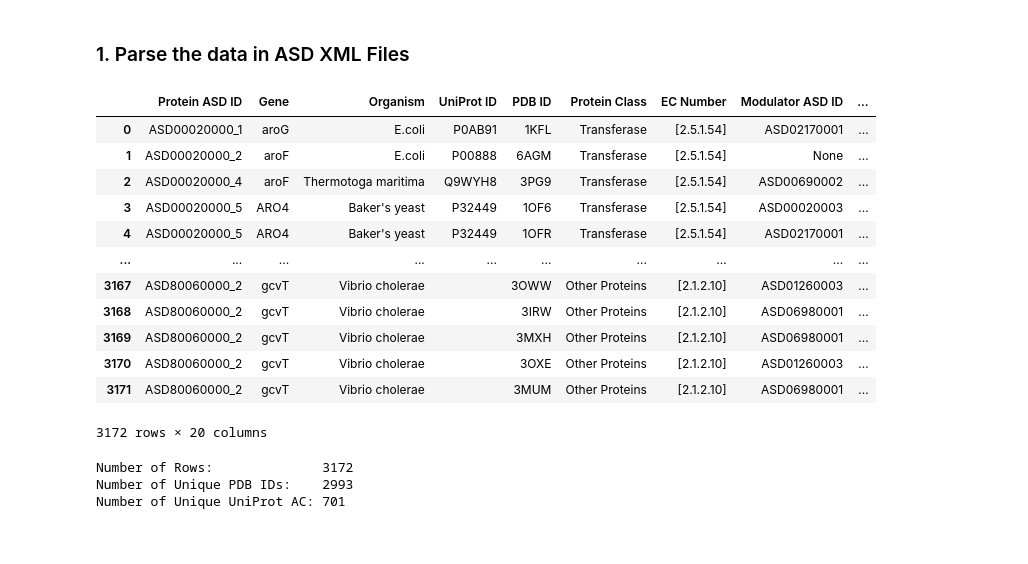
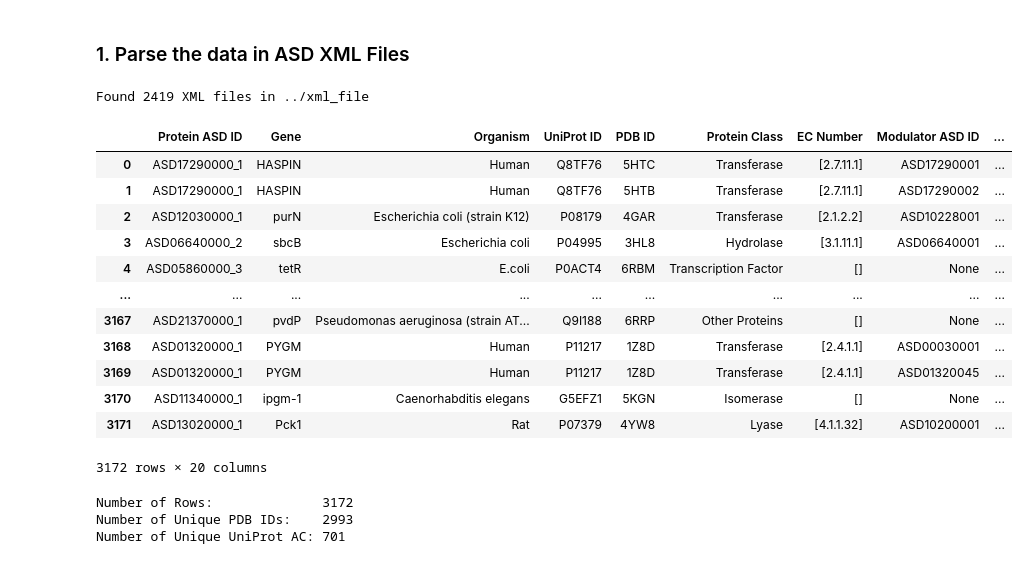
Before and after one commit to littlelittlemonster/allobench, a Jupyter notebook: AlloBench.ipynb, the cells around one changed output. Cells and saved outputs as stored; diff of their text form; code cells hidden in the pictures.

```diff
--- a/AlloBench.ipynb
+++ b/AlloBench.ipynb
@@ -17,8 +17,8 @@ ASD provides the allosteric site information in a tab delimited file (ASD_Releas
 
 Download the ASD_Release_202306_XF.tar.gz from https://mdl.shsmu.edu.cn/ASD/module/download/download.jsp?tabIndex=1 and place it in the directory of this notebook.
 # %%
-# Input file
-asd_xml_archive = 'ASD_Release_202306_XF.tar.gz'  # Change the archive name and path as required
+# Input directory (XML files are already extracted)
+asd_xml_directory = '../xml_file'  # Path to the directory containing XML files
 
 # Output filenames
 output_filename = 'AlloBench.csv'           # Final output file
@@ -26,22 +26,23 @@ output_filename = 'AlloBench.csv'           # Final output file
 
 ### 1. Parse the data in ASD XML Files
 # %%
-df_asd = parse_asd_xml.asd_to_df(asd_xml_archive)
+df_asd = parse_asd_xml.asd_to_df(asd_xml_directory)
 df_asd
 # %% [output]
+Found 2419 XML files in ../xml_file
 |  | Protein ASD ID | Gene | Organism | UniProt ID | PDB ID | Protein Class | EC Number | Modulator ASD ID | ... |
-| 0 | ASD00020000_1 | aroG | E.coli | P0AB91 | 1KFL | Transferase | [2.5.1.54] | ASD02170001 | ... |
-| 1 | ASD00020000_2 | aroF | E.coli | P00888 | 6AGM | Transferase | [2.5.1.54] | None | ... |
-| 2 | ASD00020000_4 | aroF | Thermotoga maritima | Q9WYH8 | 3PG9 | Transferase | [2.5.1.54] | ASD00690002 | ... |
-| 3 | ASD00020000_5 | ARO4 | Baker's yeast | P32449 | 1OF6 | Transferase | [2.5.1.54] | ASD00020003 | ... |
-| 4 | ASD00020000_5 | ARO4 | Baker's yeast | P32449 | 1OFR | Transferase | [2.5.1.54] | ASD02170001 | ... |
+| 0 | ASD17290000_1 | HASPIN | Human | Q8TF76 | 5HTC | Transferase | [2.7.11.1] | ASD17290001 | ... |
+| 1 | ASD17290000_1 | HASPIN | Human | Q8TF76 | 5HTB | Transferase | [2.7.11.1] | ASD17290002 | ... |
+| 2 | ASD12030000_1 | purN | Escherichia coli (strain K12) | P08179 | 4GAR | Transferase | [2.1.2.2] | ASD10228001 | ... |
+| 3 | ASD06640000_2 | sbcB | Escherichia coli | P04995 | 3HL8 | Hydrolase | [3.1.11.1] | ASD06640001 | ... |
+| 4 | ASD05860000_3 | tetR | E.coli | P0ACT4 | 6RBM | Transcription Factor | [] | None | ... |
 | ... | ... | ... | ... | ... | ... | ... | ... | ... | ... |
-| 3167 | ASD80060000_2 | gcvT | Vibrio cholerae |  | 3OWW | Other Proteins | [2.1.2.10] | ASD01260003 | ... |
-| 3168 | ASD80060000_2 | gcvT | Vibrio cholerae |  | 3IRW | Other Proteins | [2.1.2.10] | ASD06980001 | ... |
-| 3169 | ASD80060000_2 | gcvT | Vibrio cholerae |  | 3MXH | Other Proteins | [2.1.2.10] | ASD06980001 | ... |
-| 3170 | ASD80060000_2 | gcvT | Vibrio cholerae |  | 3OXE | Other Proteins | [2.1.2.10] | ASD01260003 | ... |
-| 3171 | ASD80060000_2 | gcvT | Vibrio cholerae |  | 3MUM | Other Proteins | [2.1.2.10] | ASD06980001 | ... |
+| 3167 | ASD21370000_1 | pvdP | Pseudomonas aeruginosa (strain AT... | Q9I188 | 6RRP | Other Proteins | [] | None | ... |
+| 3168 | ASD01320000_1 | PYGM | Human | P11217 | 1Z8D | Transferase | [2.4.1.1] | ASD00030001 | ... |
+| 3169 | ASD01320000_1 | PYGM | Human | P11217 | 1Z8D | Transferase | [2.4.1.1] | ASD01320045 | ... |
+| 3170 | ASD11340000_1 | ipgm-1 | Caenorhabditis elegans | G5EFZ1 | 5KGN | Isomerase | [] | None | ... |
+| 3171 | ASD13020000_1 | Pck1 | Rat | P07379 | 4YW8 | Lyase | [4.1.1.32] | ASD10200001 | ... |
-3172 rows × 20 columns
+3172 rows × 20 columns
 # %%
 # Make the UniProt and PDB IDs uppercase to facilitate merging on these later
 df_asd['PDB ID'] = df_asd['PDB ID'].str.upper()
```
Also changed, not shown: parts of 5 cells of this notebook, 1 other file.
